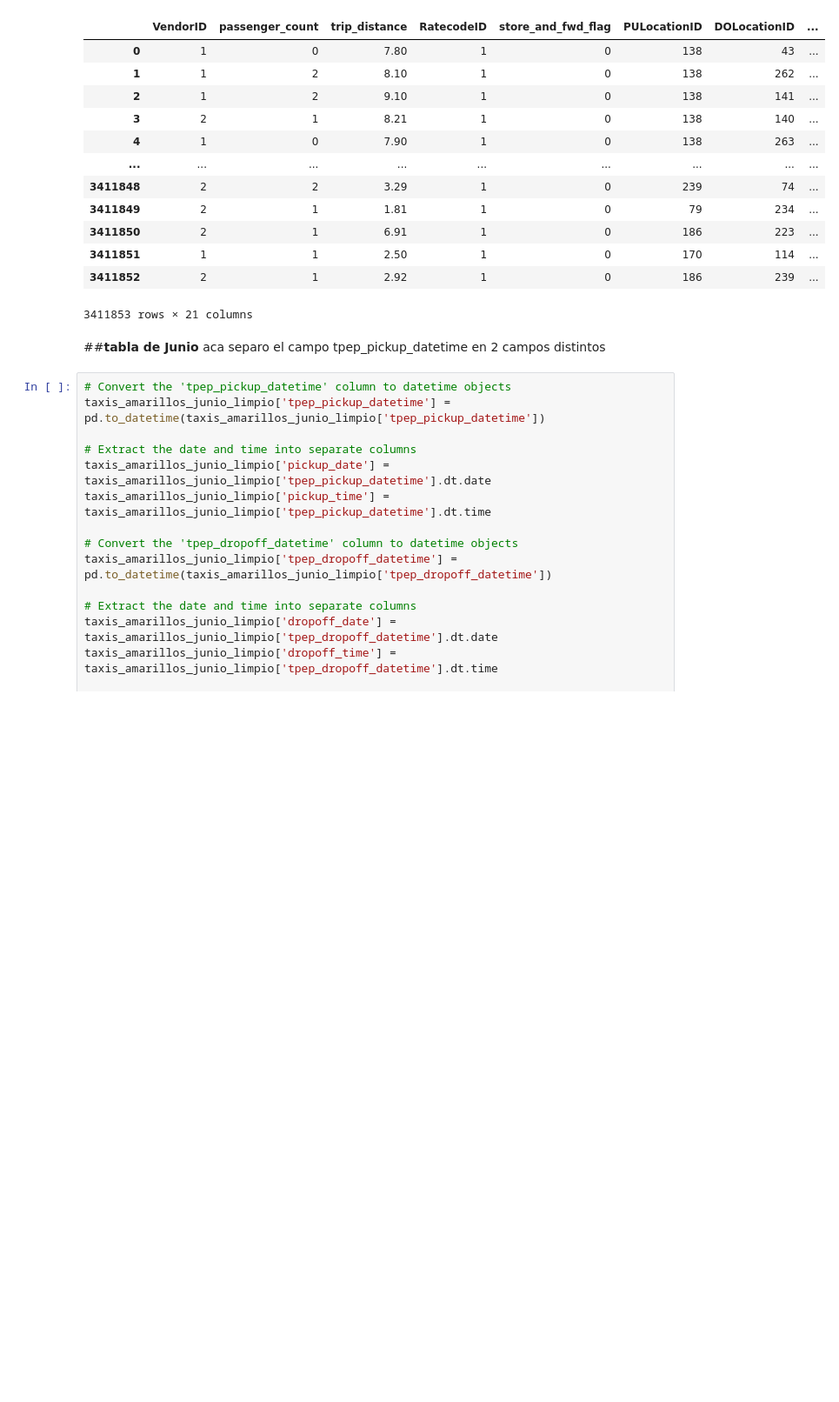
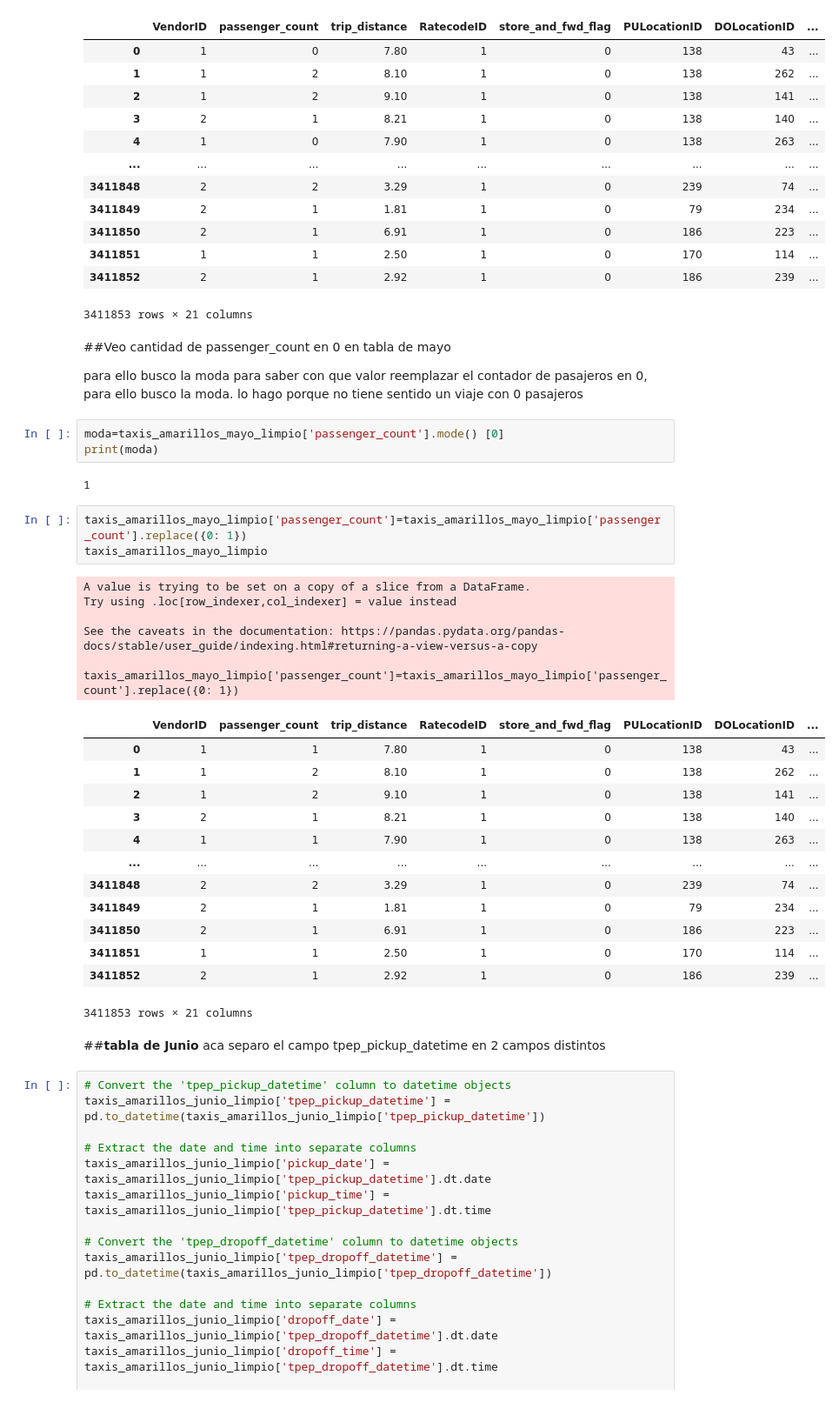
Before and after one commit to juanangelgomez22/7506R-1C2023-GRUPO08-GOMEZ, a Jupyter notebook: TA047R_TP1_GRUPO02_ENTREGA_EJ1.ipynb, the cells around one changed output. Shown: that part at 87% size. Cells and saved outputs as stored; diff of their text form; blank space fills up the shorter version.

```diff
--- a/TA047R_TP1_GRUPO02_ENTREGA_EJ1.ipynb
+++ b/TA047R_TP1_GRUPO02_ENTREGA_EJ1.ipynb
@@ -712,6 +752,38 @@ See the caveats in the documentation: https://pandas.pydata.org/pandas-docs/stab
 | 3411851 | 1 | 1 | 2.50 | 1 | 0 | 170 | 114 | ... |
 | 3411852 | 2 | 1 | 2.92 | 1 | 0 | 186 | 239 | ... |
 3411853 rows × 21 columns
+# %% [markdown]
+##Veo cantidad de passenger_count en 0 en tabla de mayo
+
+para ello busco la moda para saber con que valor reemplazar el contador de pasajeros en 0, para ello busco la moda.
+lo hago porque no tiene sentido un viaje con 0 pasajeros
+# %%
+moda=taxis_amarillos_mayo_limpio['passenger_count'].mode() [0]
+print(moda)
+# %% [output]
+1
+# %%
+taxis_amarillos_mayo_limpio['passenger_count']=taxis_amarillos_mayo_limpio['passenger_count'].replace({0: 1})
+taxis_amarillos_mayo_limpio
+# %% [output]
+A value is trying to be set on a copy of a slice from a DataFrame.
+Try using .loc[row_indexer,col_indexer] = value instead
+
+See the caveats in the documentation: https://pandas.pydata.org/pandas-docs/stable/user_guide/indexing.html#returning-a-view-versus-a-copy
+  taxis_amarillos_mayo_limpio['passenger_count']=taxis_amarillos_mayo_limpio['passenger_count'].replace({0: 1})
+|  | VendorID | passenger_count | trip_distance | RatecodeID | store_and_fwd_flag | PULocationID | DOLocationID | ... |
+| 0 | 1 | 1 | 7.80 | 1 | 0 | 138 | 43 | ... |
+| 1 | 1 | 2 | 8.10 | 1 | 0 | 138 | 262 | ... |
+| 2 | 1 | 2 | 9.10 | 1 | 0 | 138 | 141 | ... |
+| 3 | 2 | 1 | 8.21 | 1 | 0 | 138 | 140 | ... |
+| 4 | 1 | 1 | 7.90 | 1 | 0 | 138 | 263 | ... |
+| ... | ... | ... | ... | ... | ... | ... | ... | ... |
+| 3411848 | 2 | 2 | 3.29 | 1 | 0 | 239 | 74 | ... |
+| 3411849 | 2 | 1 | 1.81 | 1 | 0 | 79 | 234 | ... |
+| 3411850 | 2 | 1 | 6.91 | 1 | 0 | 186 | 223 | ... |
+| 3411851 | 1 | 1 | 2.50 | 1 | 0 | 170 | 114 | ... |
+| 3411852 | 2 | 1 | 2.92 | 1 | 0 | 186 | 239 | ... |
+3411853 rows × 21 columns
 # %% [markdown]
 ##**tabla de Junio**
 aca separo el campo tpep_pickup_datetime en 2 campos distintos
```
Also changed, not shown: parts of 23 cells of this notebook.
